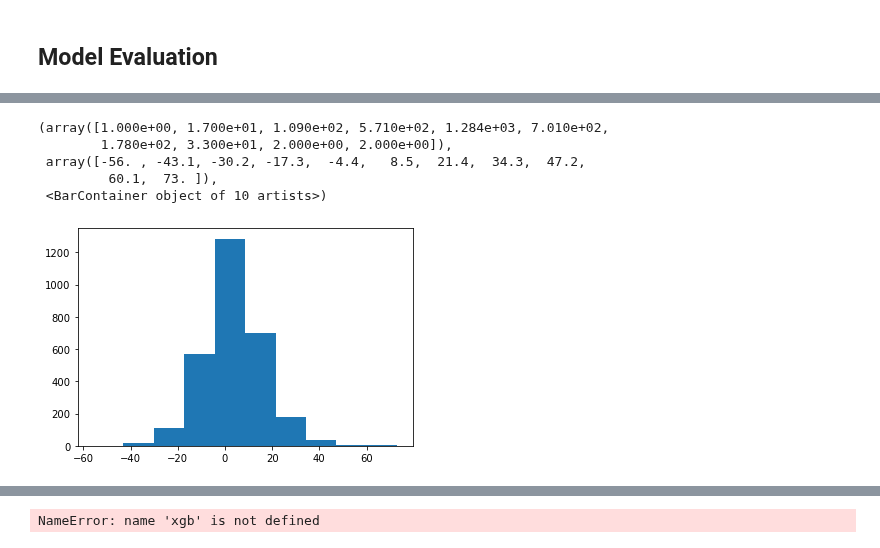
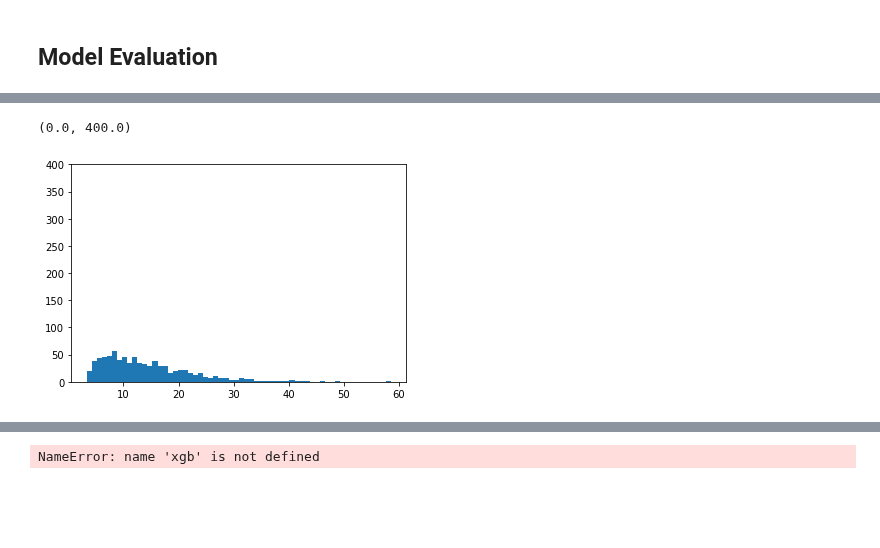
Before and after one commit to jnshzk/nba_beating_the_spread, a Jupyter notebook: train.ipynb, the cells around one changed output, grey strips where cells are left out. Saved outputs shown, nothing was run; the diff lists cells and outputs as text; code cells hidden in the pictures; blank space fills up the shorter version.

```diff
--- a/train.ipynb
+++ b/train.ipynb
@@ -24,7 +24,7 @@ import pickle
 from IPython.display import clear_output
 # %%
 #select model to train. options = ['linreg','rf','xgboost']
-model = 'linreg'
+#model = 'linreg'
 # %% [markdown]
 ## Data Preprocessing
 # %%
@@ -434,7 +434,7 @@ KeyboardInterrupt:
 ## Model Evaluation
 # %%
 #define evaluation funtion
-def evaluate_model(trained_model, confidence_threshold=0, outlier_threshold=100):
+def evaluate_model(trained_model, confidence_threshold=3, outlier_threshold=6):
 
     #get predicted spreads
     preds = trained_model.predict(X_test)
@@ -510,9 +481,9 @@ plt.hist(correct_pred)
-# %%
-plt.hist(correct_target)
-# %% [output]
-(array([1.000e+00, 1.700e+01, 1.090e+02, 5.710e+02, 1.284e+03, 7.010e+02,
-        1.780e+02, 3.300e+01, 2.000e+00, 2.000e+00]),
- array([-56. , -43.1, -30.2, -17.3,  -4.4,   8.5,  21.4,  34.3,  47.2,
-         60.1,  73. ]),
- <BarContainer object of 10 artists>)
-[figure, removed]
+# %%
+incorrect_diff = [abs(pred-target) for pred, target in zip(incorrect_pred, incorrect_target)]
+correct_diff = [abs(pred-target) for pred, target in zip(correct_pred, correct_target)]
+# %%
+plt.hist(incorrect_diff, bins=60)
+plt.ylim(0,400)
+# %% [output]
+(0.0, 400.0)
+[figure, added]
```
Also changed, not shown: parts of 11 cells of this notebook.
